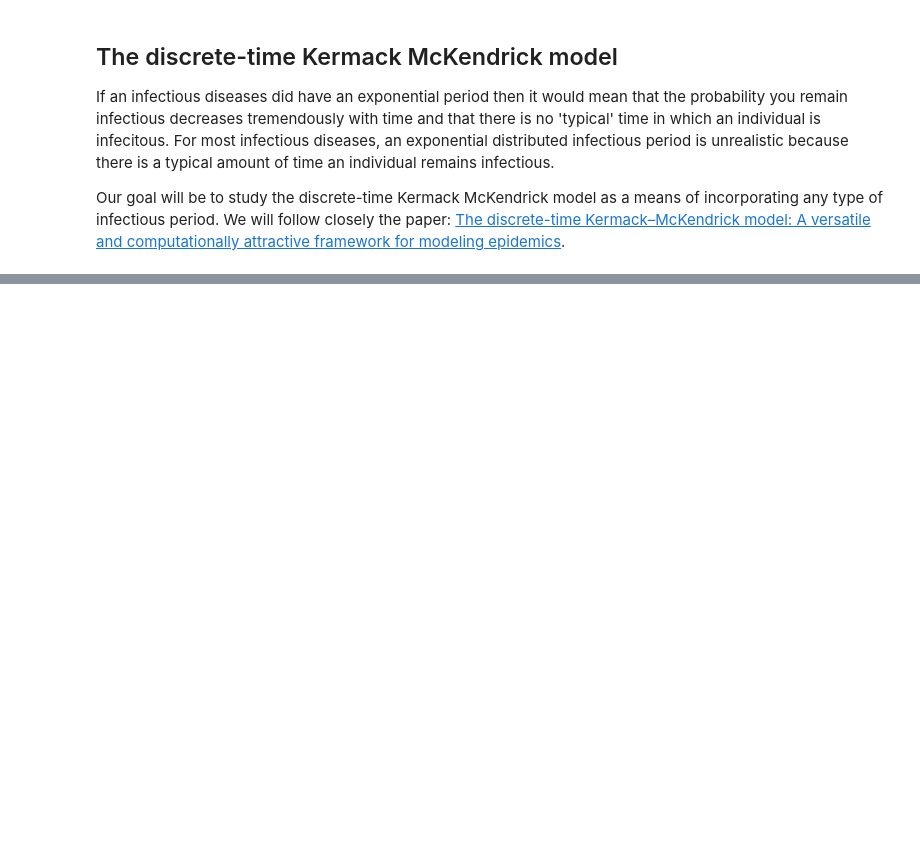
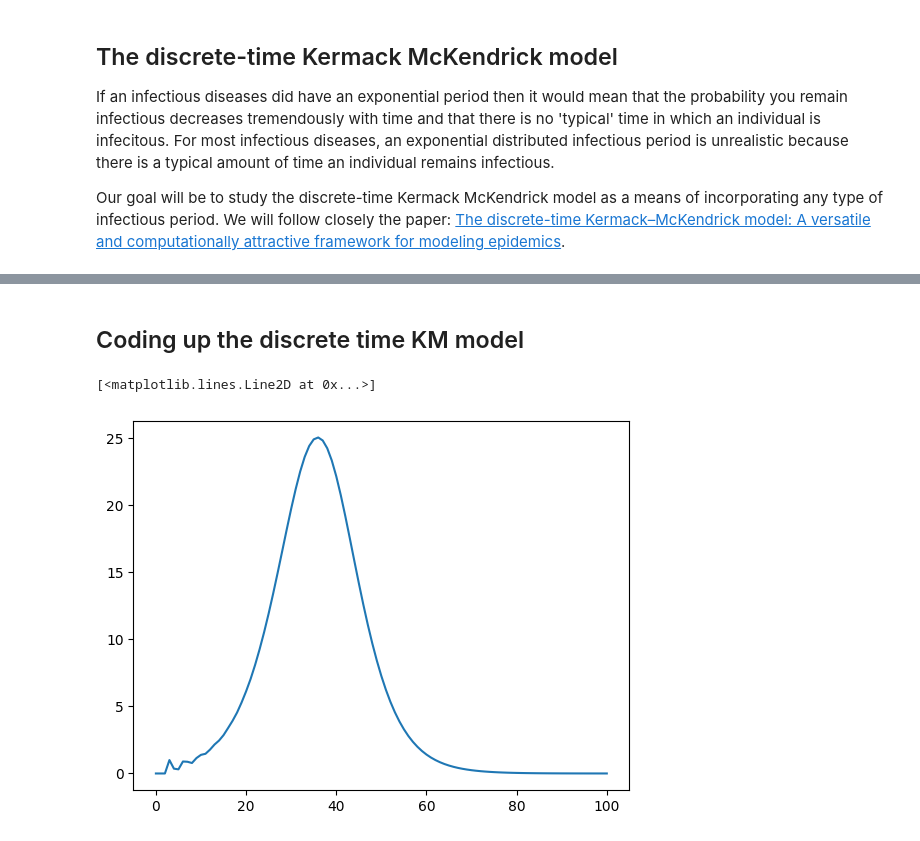
Before and after one commit to computationalUncertaintyLab/outbreak_book, a Jupyter notebook: outbreak_science/dtKM.ipynb, the cells around one changed output, grey strips where cells are left out. Cells and saved outputs as stored; diff of their text form; code cells hidden in the pictures; blank space fills up the shorter version.

```diff
--- a/outbreak_science/dtKM.ipynb
+++ b/outbreak_science/dtKM.ipynb
@@ -155,0 +208,43 @@ That is, the expected number of infections generated from a single infected indi
+# %% [markdown]
+## Coding up the discrete time KM model
+# %%
+def g(t):
+    if t==0:
+        return 0.24
+    elif t==1:
+        return 0.12
+    elif t==2:
+        return 0.48
+    elif t==3:
+        return 0.16
+    else:
+        return 0
+
+R0 = 1.50/N
+
+def A(R0,g,t):
+    return R0*g(t)
+
+start,end = 0,100
+S0        = 1000
+N         = 1001
+
+S = [S0]
+i = [0,0,0,1]
+
+for t in np.arange(start+3,end):
+    #--compute lambda
+    L = 0
+    for l in np.arange(0,4):
+        L = L+A(R0,g,l)*i[t-l]
+    St = S[-1]*(np.exp(-L))
+
+    i.append( S[-1]-St )
+    S.append( St )
+
+i_g1 = i
+# %%
+plt.plot(i_g1)
+# %% [output]
+[<matplotlib.lines.Line2D at 0x...>]
+[figure, added]
```
Also changed, not shown: parts of 3 cells of this notebook.
